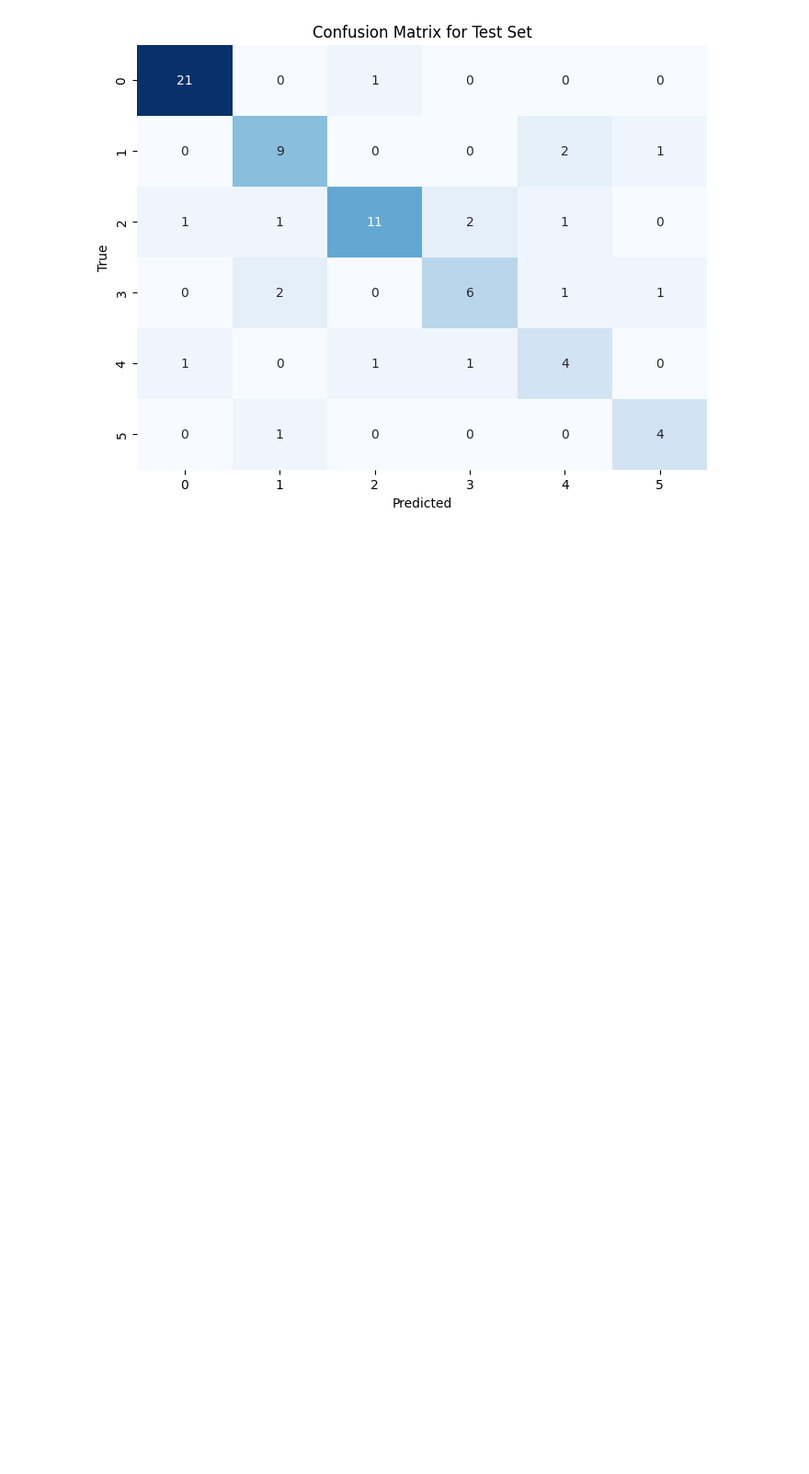
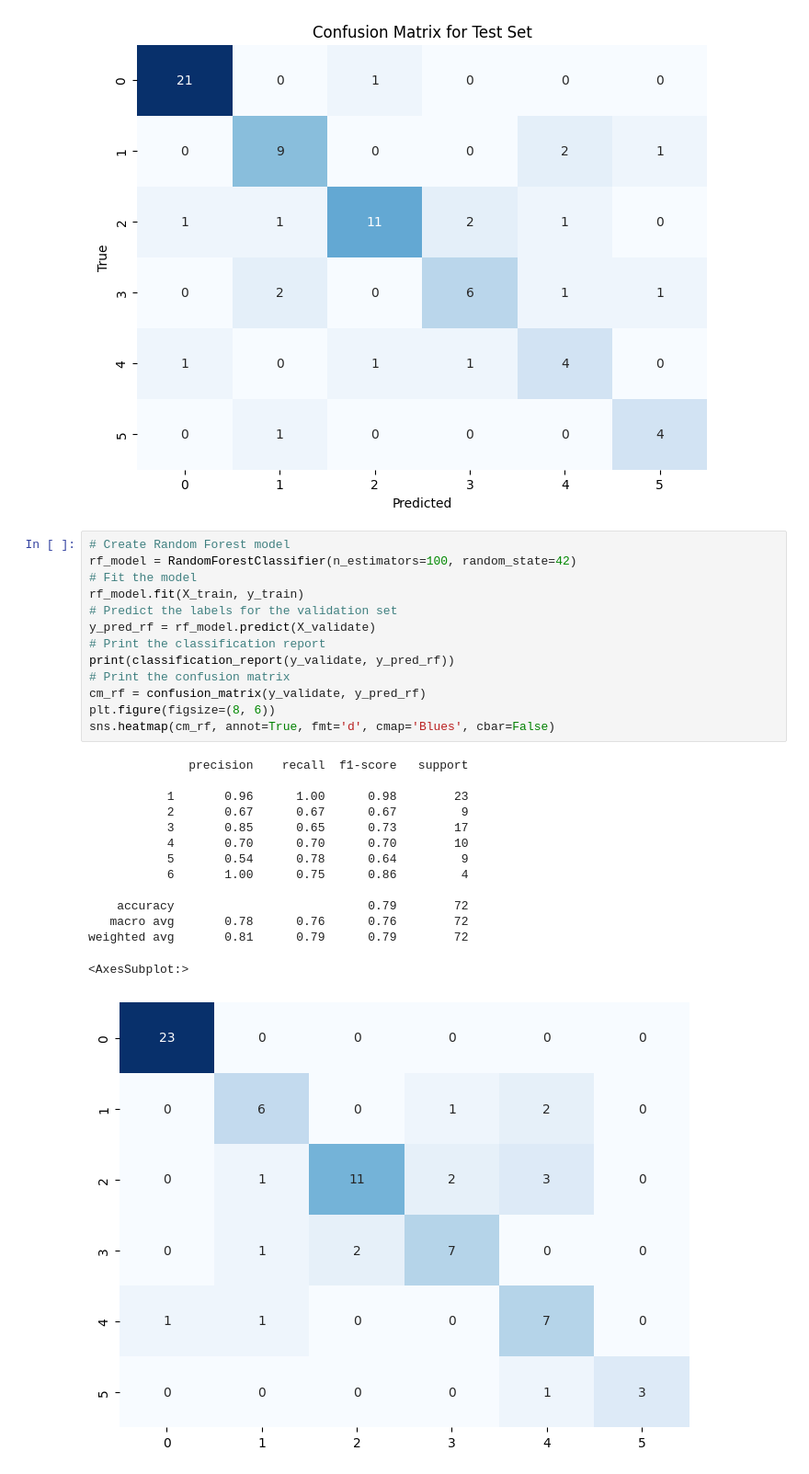
Before and after one commit to geckonoff/DermatologyClassification, a Jupyter notebook: dermatologic.ipynb, the cells around one changed output. Shown at 92% size. Drawn from its saved outputs; the diff is of its cells as text; blank space fills up the shorter version.

Commit message:
Add random forest and XGBoost

```diff
--- a/dermatologic.ipynb
+++ b/dermatologic.ipynb
@@ -222,3 +231,31 @@ plt.show()
    macro avg       0.71      0.73      0.72        72
 weighted avg       0.77      0.76      0.76        72
 [figure]
+# %%
+# Create Random Forest model
+rf_model = RandomForestClassifier(n_estimators=100, random_state=42)
+# Fit the model
+rf_model.fit(X_train, y_train)
+# Predict the labels for the validation set
+y_pred_rf = rf_model.predict(X_validate)
+# Print the classification report
+print(classification_report(y_validate, y_pred_rf))
+# Print the confusion matrix
+cm_rf = confusion_matrix(y_validate, y_pred_rf)
+plt.figure(figsize=(8, 6))
+sns.heatmap(cm_rf, annot=True, fmt='d', cmap='Blues', cbar=False)
+# %% [output]
+              precision    recall  f1-score   support
+
+           1       0.96      1.00      0.98        23
+           2       0.67      0.67      0.67         9
+           3       0.85      0.65      0.73        17
+           4       0.70      0.70      0.70        10
+           5       0.54      0.78      0.64         9
+           6       1.00      0.75      0.86         4
+
+    accuracy                           0.79        72
+   macro avg       0.78      0.76      0.76        72
+weighted avg       0.81      0.79      0.79        72
+<AxesSubplot:>
+[figure, added]
```
Also changed, not shown: parts of 3 cells of this notebook, 1 other file.
